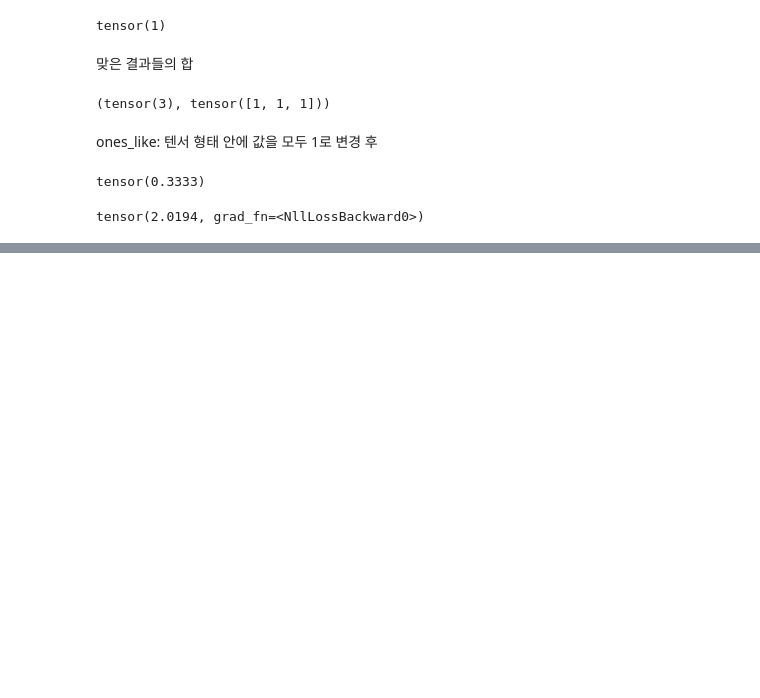
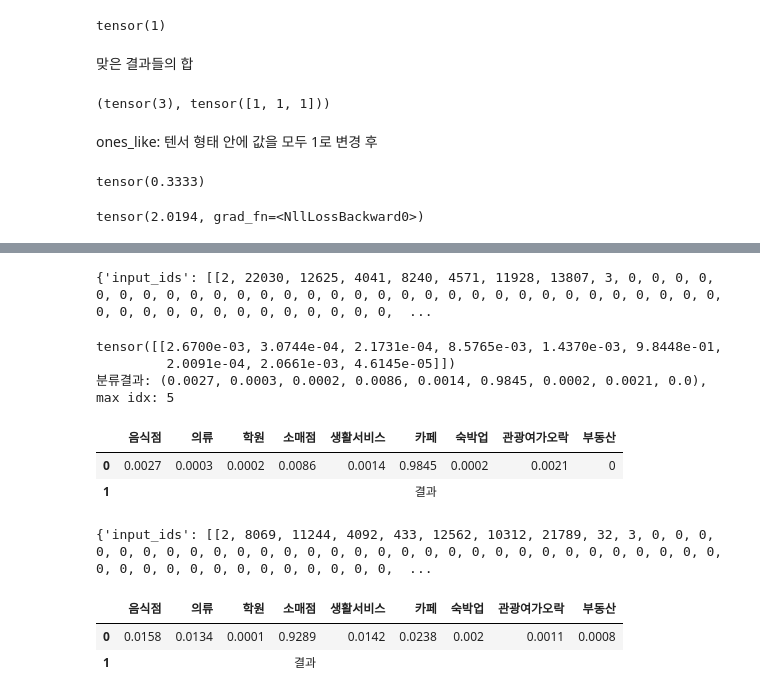
Before and after one commit to KangnamUnivShuttle/tensor_study, a Jupyter notebook: notebook/NLP/Data training.ipynb, the cells around one changed output, grey strips where cells are left out. Cells and saved outputs as stored; diff of their text form; code cells hidden in the pictures; blank space fills up the shorter version.

```diff
--- a/notebook/NLP/Data training.ipynb
+++ b/notebook/NLP/Data training.ipynb
@@ -428,0 +509,48 @@ tensor(2.0194, grad_fn=<NllLossBackward0>)
+# %%
+userInput = runtimeTokenizer(
+    ['아메리카노 10잔 포장이요'],
+    max_length=args.max_seq_length,
+    padding='max_length',
+    truncation=True
+)
+userInput
+# %% [output]
+{'input_ids': [[2, 22030, 12625, 4041, 8240, 4571, 11928, 13807, 3, 0, 0, 0, 0, 0, 0, 0, 0, 0, 0, 0, 0, 0, 0, 0, 0, 0, 0, 0, 0, 0, 0, 0, 0, 0, 0, 0, 0, 0, 0, 0, 0, 0, 0, 0, 0, 0, 0, 0, 0, 0, 0, 0, 0,  ...
+# %%
+with torch.no_grad(): #gradient
+    userOutput = runtimeModel(**{k: torch.tensor(v) for k, v in userInput.items()})
+    prob = userOutput.logits.softmax(dim=1)
+
+    restaurant_prob = round(prob[0][0].item(), 4) #음식점
+    cloth_prob = round(prob[0][1].item(), 4) #의류
+    academy_prob = round(prob[0][2].item(), 4) #학원
+    retail_prob = round(prob[0][3].item(), 4) #소매점
+    living_prob = round(prob[0][4].item(), 4) #생활서비스
+    cafe_prob = round(prob[0][5].item(), 4) #카페
+    lodging_prob = round(prob[0][6].item(), 4) #숙박업
+    tour_prob = round(prob[0][7].item(), 4) #관광여가오락
+    estate_prob = round(prob[0][8].item(), 4) #부동산
+# %% [output]
+tensor([[2.6700e-03, 3.0744e-04, 2.1731e-04, 8.5765e-03, 1.4370e-03, 9.8448e-01,
+         2.0091e-04, 2.0661e-03, 4.6145e-05]])
+분류결과: (0.0027, 0.0003, 0.0002, 0.0086, 0.0014, 0.9845, 0.0002, 0.0021, 0.0), max idx: 5
+# %%
+data = [
+    [restaurant_prob, cloth_prob, academy_prob, retail_prob, living_prob, cafe_prob, lodging_prob, tour_prob, estate_prob],
+    ['결과' if idx == torch.argmax(prob) else '' for idx in range(0, 9)]
+]
+pd.DataFrame(data, columns=['음식점', '의류', '학원', '소매점', '생활서비스', '카페', '숙박업', '관광여가오락', '부동산'])
+# %% [output]
+|  | 음식점 | 의류 | 학원 | 소매점 | 생활서비스 | 카페 | 숙박업 | 관광여가오락 | 부동산 |
+| 0 | 0.0027 | 0.0003 | 0.0002 | 0.0086 | 0.0014 | 0.9845 | 0.0002 | 0.0021 | 0 |
+| 1 |  |  |  |  |  | 결과 |  |  |  |
+# %%
+userInput = runtimeTokenizer(
+    ['너무 비싼데 깎아주시면 안되요?'],
+    max_length=args.max_seq_length,
+    padding='max_length',
+    truncation=True
+)
+userInput
+# %% [output]
+{'input_ids': [[2, 8069, 11244, 4092, 433, 12562, 10312, 21789, 32, 3, 0, 0, 0, 0, 0, 0, 0, 0, 0, 0, 0, 0, 0, 0, 0, 0, 0, 0, 0, 0, 0, 0, 0, 0, 0, 0, 0, 0, 0, 0, 0, 0, 0, 0, 0, 0, 0, 0, 0, 0, 0, 0, 0,  ...
@@ -428,0 +571,10 @@ tensor(2.0194, grad_fn=<NllLossBackward0>)
+# %%
+data = [
+    [restaurant_prob, cloth_prob, academy_prob, retail_prob, living_prob, cafe_prob, lodging_prob, tour_prob, estate_prob],
+    ['결과' if idx == torch.argmax(prob) else '' for idx in range(0, 9)]
+]
+pd.DataFrame(data, columns=['음식점', '의류', '학원', '소매점', '생활서비스', '카페', '숙박업', '관광여가오락', '부동산'])
+# %% [output]
+|  | 음식점 | 의류 | 학원 | 소매점 | 생활서비스 | 카페 | 숙박업 | 관광여가오락 | 부동산 |
+| 0 | 0.0158 | 0.0134 | 0.0001 | 0.9289 | 0.0142 | 0.0238 | 0.002 | 0.0011 | 0.0008 |
+| 1 |  |  |  | 결과 |  |  |  |  |  |
```
Also changed, not shown: parts of 13 cells of this notebook, 1 other file.
